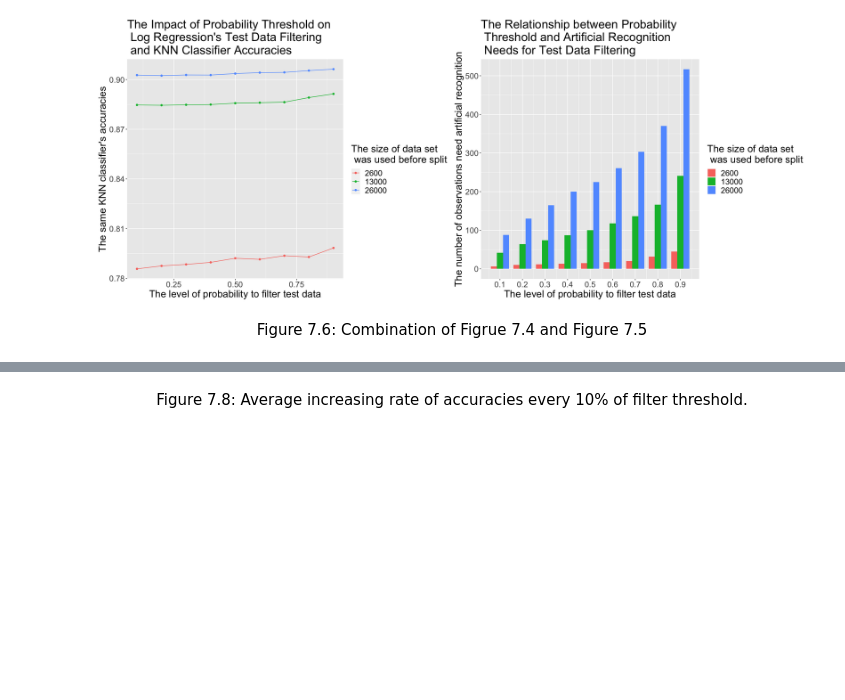
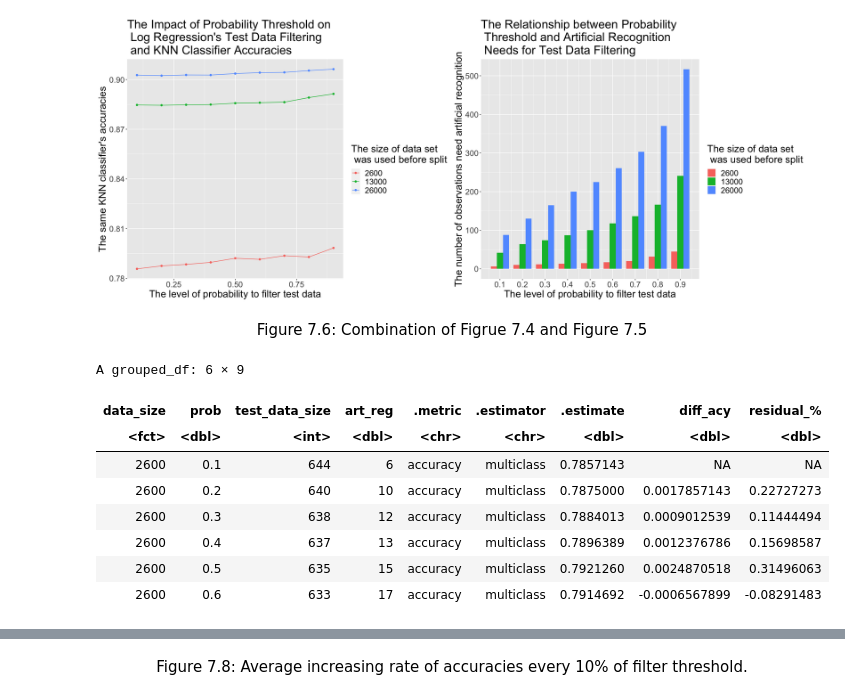
Before and after one commit to AllenCheng5186/DSCI100-Proj-Group50-23s1, a Jupyter notebook: Method_Result.ipynb, the cells around one changed output, grey strips where cells are left out. Cells and saved outputs as stored; diff of their text form; code cells hidden in the pictures; blank space fills up the shorter version.

Commit message:
Growth Rate

```diff
--- a/Method_Result.ipynb
+++ b/Method_Result.ipynb
@@ -1036,3 +1043,20 @@ plot_grid(all_result_lrm_plot_acy, all_result_lrm_plot_bar, ncol = 2)
 [figure]
 # %% [markdown]
 <div align="center">Figure 7.6: Combination of Figrue 7.4 and Figure 7.5
+# %%
+growth_rate = all_result_lrm |>
+  group_by(data_size) |>
+  mutate(diff_acy = .estimate - lag(.estimate),
+         "residual_%" = (diff_acy / lag(.estimate) * 100))
+
+head(growth_rate)
+# %% [output]
+A grouped_df: 6 × 9
+| data_size | prob | test_data_size | art_reg | .metric | .estimator | .estimate | diff_acy | residual_% |
+| <fct> | <dbl> | <int> | <dbl> | <chr> | <chr> | <dbl> | <dbl> | <dbl> |
+| 2600 | 0.1 | 644 | 6 | accuracy | multiclass | 0.7857143 | NA | NA |
+| 2600 | 0.2 | 640 | 10 | accuracy | multiclass | 0.7875000 | 0.0017857143 | 0.22727273 |
+| 2600 | 0.3 | 638 | 12 | accuracy | multiclass | 0.7884013 | 0.0009012539 | 0.11444494 |
+| 2600 | 0.4 | 637 | 13 | accuracy | multiclass | 0.7896389 | 0.0012376786 | 0.15698587 |
+| 2600 | 0.5 | 635 | 15 | accuracy | multiclass | 0.7921260 | 0.0024870518 | 0.31496063 |
+| 2600 | 0.6 | 633 | 17 | accuracy | multiclass | 0.7914692 | -0.0006567899 | -0.08291483 |
```
Also changed, not shown: parts of 3 cells of this notebook.
